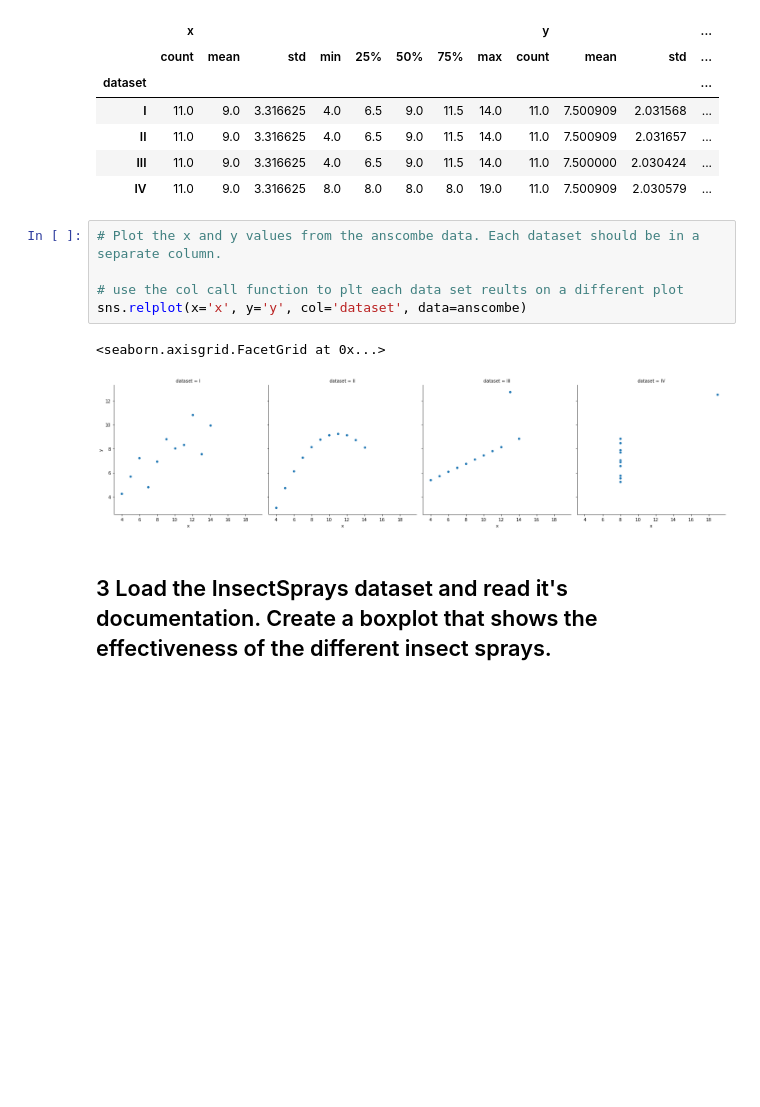
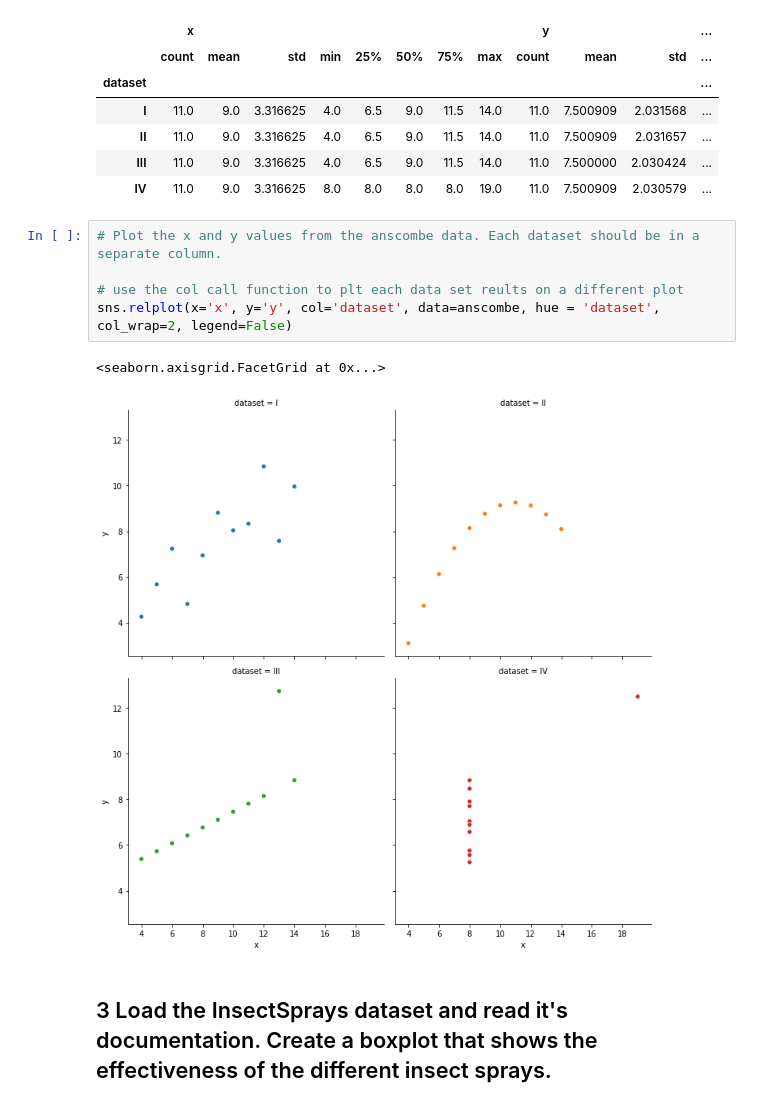
Before and after one commit to datastraine/numpy-pandas-visualization-exercises, a Jupyter notebook: seaborn_exercises.ipynb, the cells around one changed output. Saved outputs shown, nothing was run; the diff lists cells and outputs as text; blank space fills up the shorter version.

```diff
--- a/seaborn_exercises.ipynb
+++ b/seaborn_exercises.ipynb
@@ -112,11 +107,11 @@ anscombe.groupby('dataset').describe()
 # %%
 # Plot the x and y values from the anscombe data. Each dataset should be in a separate column.
 
 # use the col call function to plt each data set reults on a different plot
-sns.relplot(x='x', y='y', col='dataset', data=anscombe)
+sns.relplot(x='x', y='y', col='dataset', data=anscombe, hue = 'dataset', col_wrap=2, legend=False)
 # %% [output]
 <seaborn.axisgrid.FacetGrid at 0x...>
-[figure, old version]
+[figure, new version]
 # %% [markdown]
 ## 3 Load the InsectSprays dataset and read it's documentation. Create a boxplot that shows the effectiveness of the different insect sprays.
 # %%
```
Also changed, not shown: parts of 8 cells of this notebook.
